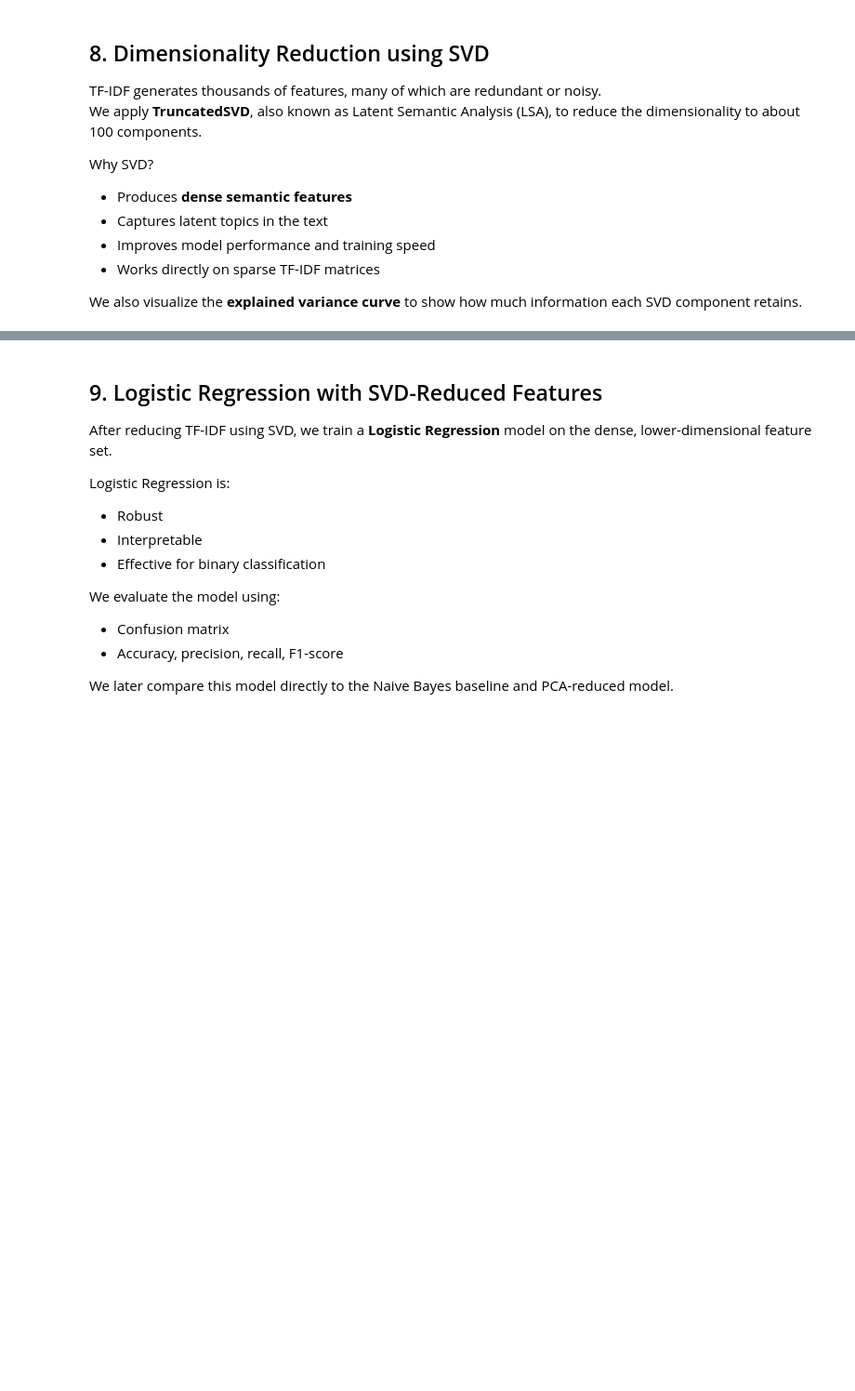
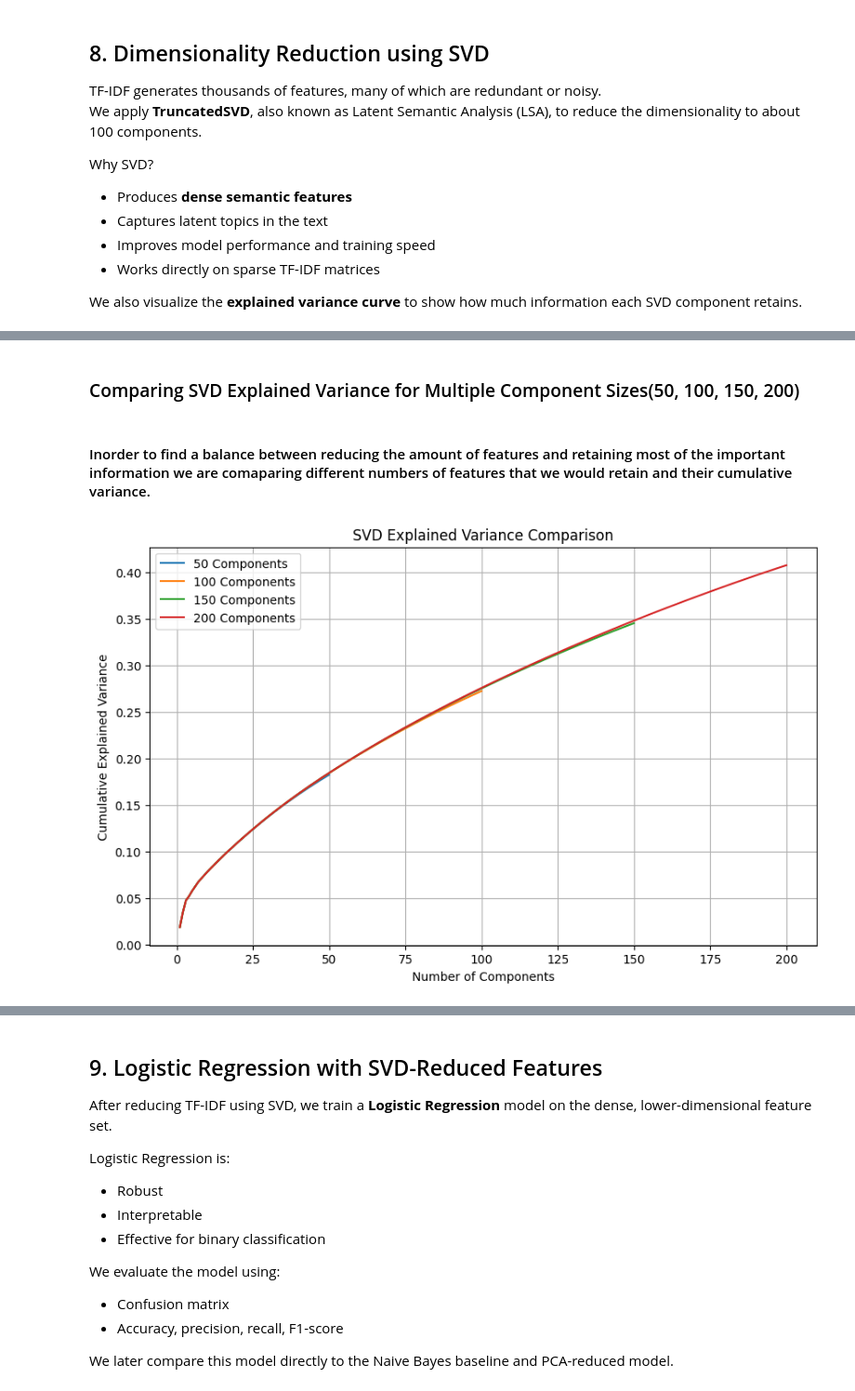
Before and after one commit to Albrightmaduka9053136/text-classification-dimensionality-reduction-group2, a Jupyter notebook: text_classification_dimensionality_reduction_group2.ipynb, the cells around one changed output, grey strips where cells are left out. Shown at 93% size. Cells and saved outputs as stored; diff of their text form; code cells hidden in the pictures; blank space fills up the shorter version.

```diff
--- a/text_classification_dimensionality_reduction_group2.ipynb
+++ b/text_classification_dimensionality_reduction_group2.ipynb
@@ -480,0 +483,25 @@ each SVD component retains.
+# %% [markdown]
+### Comparing SVD Explained Variance for Multiple Component Sizes(50, 100, 150, 200)
+# %% [markdown]
+#### Inorder to find a balance between reducing the amount of features and retaining most of the important information we are comaparing different numbers of features that we would retain and their cumulative variance.
+# %%
+components_list = [50, 100, 150, 200] # Defining different component counts to compare explained variance
+variance_curves = {} # Dictionary to store variance curves
+
+plt.figure(figsize=(10,6)) #Initializing the plot figure
+
+for n in components_list: # Looping through each component count
+    svd_temp = TruncatedSVD(n_components=n, random_state=42) # Initializing SVD with n components
+    svd_temp.fit(X_train_tfidf)
+    cumulative_variance = svd_temp.explained_variance_ratio_.cumsum() # Calculating cumulative explained variance
+    variance_curves[n] = cumulative_variance
+    plt.plot(range(1, n+1), cumulative_variance, label=f"{n} Components") # Plotting the variance curve
+
+plt.title("SVD Explained Variance Comparison")
+plt.xlabel("Number of Components")
+plt.ylabel("Cumulative Explained Variance")
+plt.legend()
+plt.grid(True)
+plt.show()
+# %% [output]
+[figure, added]
```
Also changed, not shown: parts of 11 cells of this notebook.
